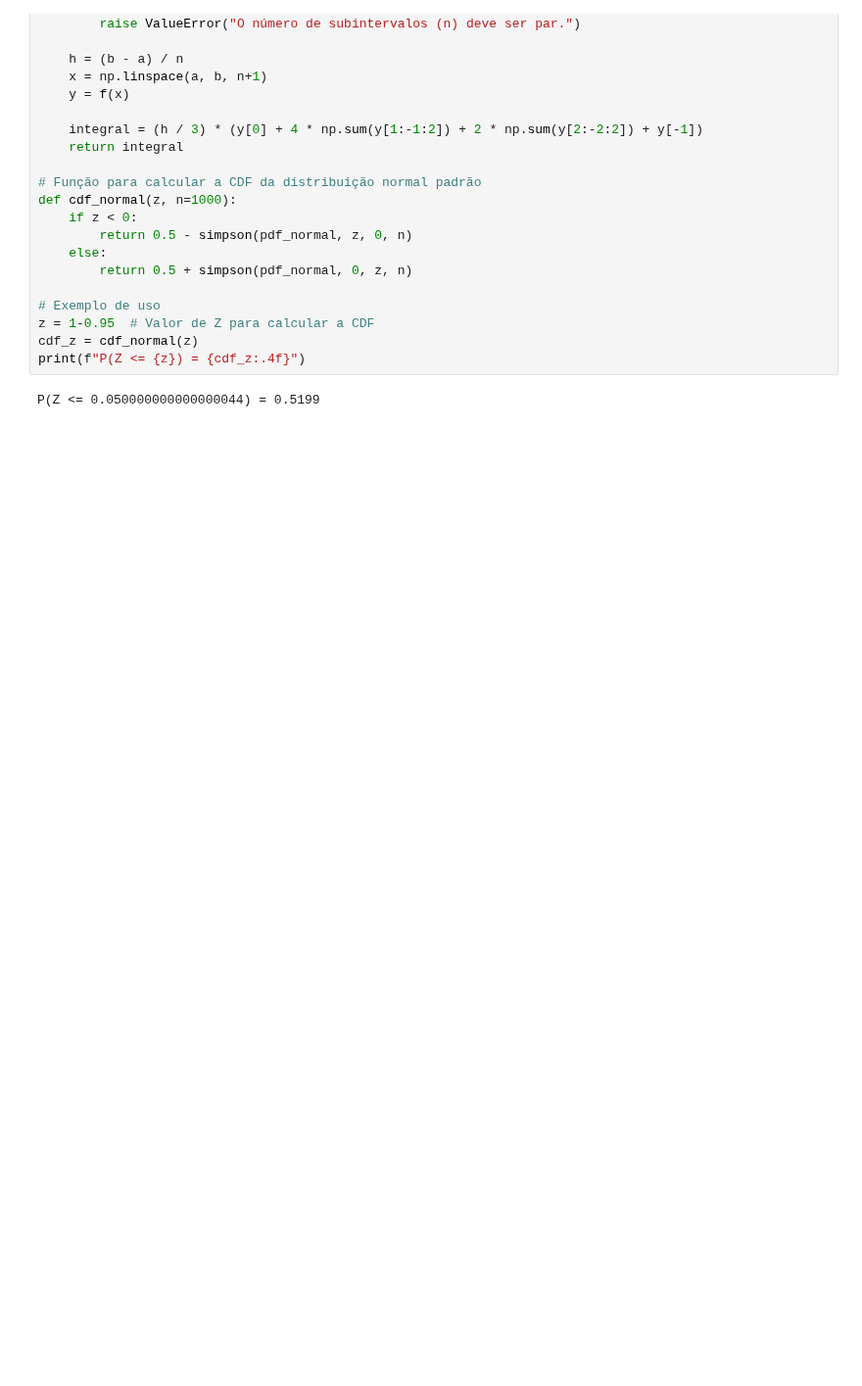
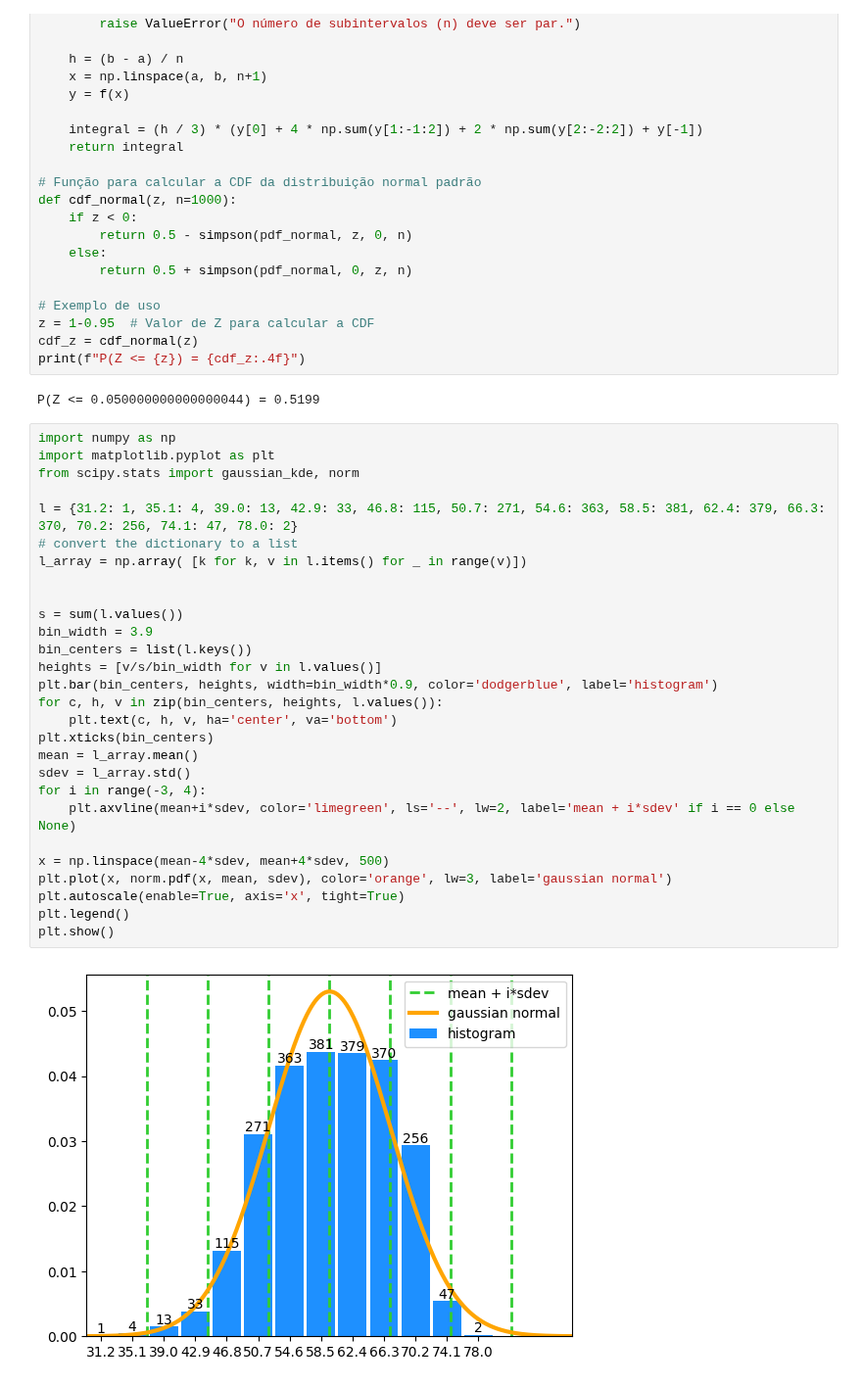
Before and after one commit to albertoakel/EBAC, a Jupyter notebook: notebook/Revisão_estatistica.ipynb, the cells around one changed output. Shown at 98% size. Cells and saved outputs as stored; diff of their text form; blank space fills up the shorter version.

```diff
--- a/notebook/Revisão_estatistica.ipynb
+++ b/notebook/Revisão_estatistica.ipynb
@@ -307,3 +330,33 @@ cdf_z = cdf_normal(z)
 print(f"P(Z <= {z}) = {cdf_z:.4f}")
 # %% [output]
 P(Z <= 0.050000000000000044) = 0.5199
+# %%
+import numpy as np
+import matplotlib.pyplot as plt
+from scipy.stats import gaussian_kde, norm
+
+l = {31.2: 1, 35.1: 4, 39.0: 13, 42.9: 33, 46.8: 115, 50.7: 271, 54.6: 363, 58.5: 381, 62.4: 379, 66.3: 370, 70.2: 256, 74.1: 47, 78.0: 2}
+# convert the dictionary to a list
+l_array = np.array( [k for k, v in l.items() for _ in range(v)])
+
+
+s = sum(l.values())
+bin_width = 3.9
+bin_centers = list(l.keys())
+heights = [v/s/bin_width for v in l.values()]
+plt.bar(bin_centers, heights, width=bin_width*0.9, color='dodgerblue', label='histogram')
+for c, h, v in zip(bin_centers, heights, l.values()):
+    plt.text(c, h, v, ha='center', va='bottom')
+plt.xticks(bin_centers)
+mean = l_array.mean()
+sdev = l_array.std()
+for i in range(-3, 4):
+    plt.axvline(mean+i*sdev, color='limegreen', ls='--', lw=2, label='mean + i*sdev' if i == 0 else None)
+
+x = np.linspace(mean-4*sdev, mean+4*sdev, 500)
+plt.plot(x, norm.pdf(x, mean, sdev), color='orange', lw=3, label='gaussian normal')
+plt.autoscale(enable=True, axis='x', tight=True)
+plt.legend()
+plt.show()
+# %% [output]
+[figure, added]
```
Also changed, not shown: parts of 3 cells of this notebook.
